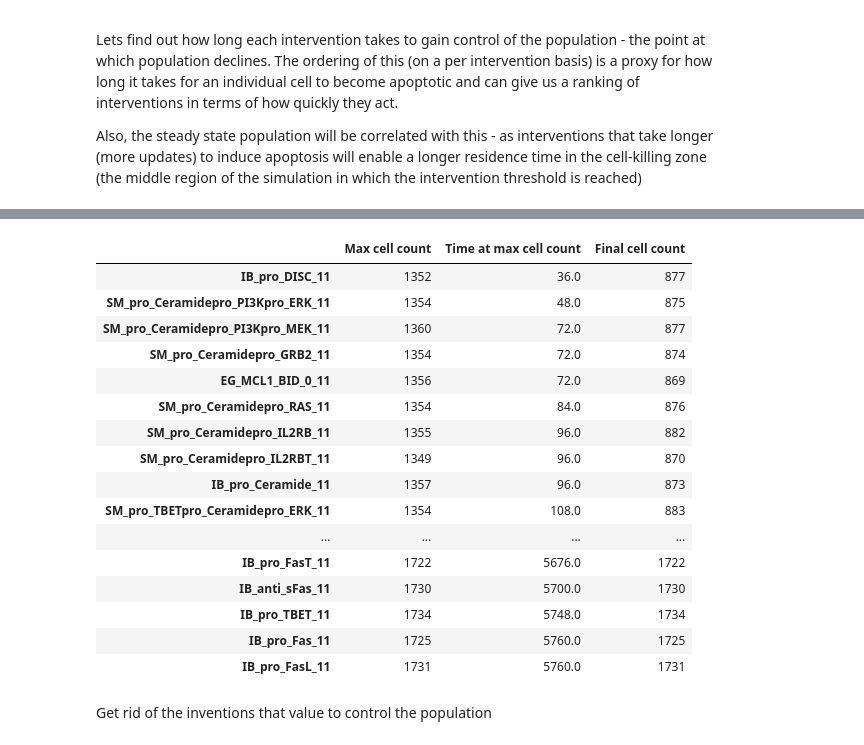
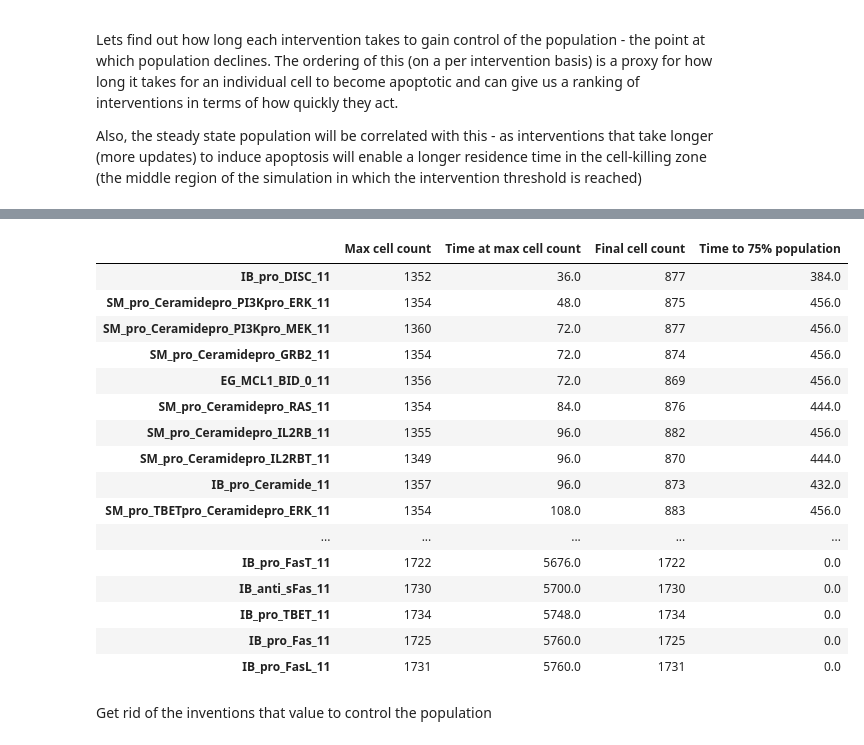
Before and after one commit to johnmetzcar/PhysiLab, a Jupyter notebook: scripts/Spatial Gradient-based Analysis.ipynb, the cells around one changed output, grey strips where cells are left out. Cells and saved outputs as stored; diff of their text form; code cells hidden in the pictures.

```diff
--- a/scripts/Spatial Gradient-based Analysis.ipynb
+++ b/scripts/Spatial Gradient-based Analysis.ipynb
@@ -122,24 +122,27 @@ Also, the steady state population will be correlated with this - as intervention
 
 Find the max value of each column, the time it occurs, and final values. Place them in a dataframe
 # %%
-df_maxv_timemax_finalv = pd.DataFrame()
+df_for_rankings = pd.DataFrame()
+
+thershold = 1000 # 75% of initial population and approx region of minimal slope across the time courses
 
 for column in df:
     max_value = df[column].max()
     max_value_index = df[column].idxmax()
     final_value = df[column].iloc[-1]
-    df_maxv_timemax_finalv[column] = max_value, max_value_index, final_value
+    time_half_population = df.clip(lower=thershold)[column].idxmin()
+    df_for_rankings[column] = max_value, max_value_index, final_value, time_half_population
 
 # we are going to want to pick up the intervention names for use later - so easier to make them the index
-df_maxv_timemax_finalv = df_maxv_timemax_finalv.transpose()
+df_for_rankings = df_for_rankings.transpose()
 
 # Nice names
-df_maxv_timemax_finalv.columns = ['Max cell count', 'Time at max cell count', 'Final cell count']
+df_for_rankings.columns = ['Max cell count', 'Time at max cell count', 'Final cell count', 'Time to 75% population']
 
 # we need numbers - not objects
-for column in df_maxv_timemax_finalv:
-    df_maxv_timemax_finalv[column] = pd.to_numeric(df_maxv_timemax_finalv[column])
+for column in df_for_rankings:
+    df_for_rankings[column] = pd.to_numeric(df_for_rankings[column])
 
-df_maxv_timemax_finalv.describe()
-df_maxv_timemax_finalv
+df_for_rankings.describe()
+df_for_rankings
 # %% [output]
@@ -163,25 +166,25 @@ df_maxv_timemax_finalv
 # %%
 # sort by time at max value
 
-df_maxv_timemax_finalv.sort_values(by='Time at max cell count')
+df_for_rankings.sort_values(by='Time at max cell count')
 # %% [output]
-|  | Max cell count | Time at max cell count | Final cell count |
-| IB_pro_DISC_11 | 1352 | 36.0 | 877 |
-| SM_pro_Ceramidepro_PI3Kpro_ERK_11 | 1354 | 48.0 | 875 |
-| SM_pro_Ceramidepro_PI3Kpro_MEK_11 | 1360 | 72.0 | 877 |
-| SM_pro_Ceramidepro_GRB2_11 | 1354 | 72.0 | 874 |
-| EG_MCL1_BID_0_11 | 1356 | 72.0 | 869 |
-| SM_pro_Ceramidepro_RAS_11 | 1354 | 84.0 | 876 |
-| SM_pro_Ceramidepro_IL2RB_11 | 1355 | 96.0 | 882 |
-| SM_pro_Ceramidepro_IL2RBT_11 | 1349 | 96.0 | 870 |
-| IB_pro_Ceramide_11 | 1357 | 96.0 | 873 |
-| SM_pro_TBETpro_Ceramidepro_ERK_11 | 1354 | 108.0 | 883 |
-| ... | ... | ... | ... |
-| IB_pro_FasT_11 | 1722 | 5676.0 | 1722 |
-| IB_anti_sFas_11 | 1730 | 5700.0 | 1730 |
-| IB_pro_TBET_11 | 1734 | 5748.0 | 1734 |
-| IB_pro_Fas_11 | 1725 | 5760.0 | 1725 |
-| IB_pro_FasL_11 | 1731 | 5760.0 | 1731 |
+|  | Max cell count | Time at max cell count | Final cell count | Time to 75% population |
+| IB_pro_DISC_11 | 1352 | 36.0 | 877 | 384.0 |
+| SM_pro_Ceramidepro_PI3Kpro_ERK_11 | 1354 | 48.0 | 875 | 456.0 |
+| SM_pro_Ceramidepro_PI3Kpro_MEK_11 | 1360 | 72.0 | 877 | 456.0 |
+| SM_pro_Ceramidepro_GRB2_11 | 1354 | 72.0 | 874 | 456.0 |
+| EG_MCL1_BID_0_11 | 1356 | 72.0 | 869 | 456.0 |
+| SM_pro_Ceramidepro_RAS_11 | 1354 | 84.0 | 876 | 444.0 |
+| SM_pro_Ceramidepro_IL2RB_11 | 1355 | 96.0 | 882 | 456.0 |
+| SM_pro_Ceramidepro_IL2RBT_11 | 1349 | 96.0 | 870 | 444.0 |
+| IB_pro_Ceramide_11 | 1357 | 96.0 | 873 | 432.0 |
+| SM_pro_TBETpro_Ceramidepro_ERK_11 | 1354 | 108.0 | 883 | 456.0 |
+| ... | ... | ... | ... | ... |
+| IB_pro_FasT_11 | 1722 | 5676.0 | 1722 | 0.0 |
+| IB_anti_sFas_11 | 1730 | 5700.0 | 1730 | 0.0 |
+| IB_pro_TBET_11 | 1734 | 5748.0 | 1734 | 0.0 |
+| IB_pro_Fas_11 | 1725 | 5760.0 | 1725 | 0.0 |
+| IB_pro_FasL_11 | 1731 | 5760.0 | 1731 | 0.0 |
 # %% [markdown]
 Get rid of the inventions that value to control the population
 # %%
```
Also changed, not shown: parts of 16 cells of this notebook, 5 other files.
